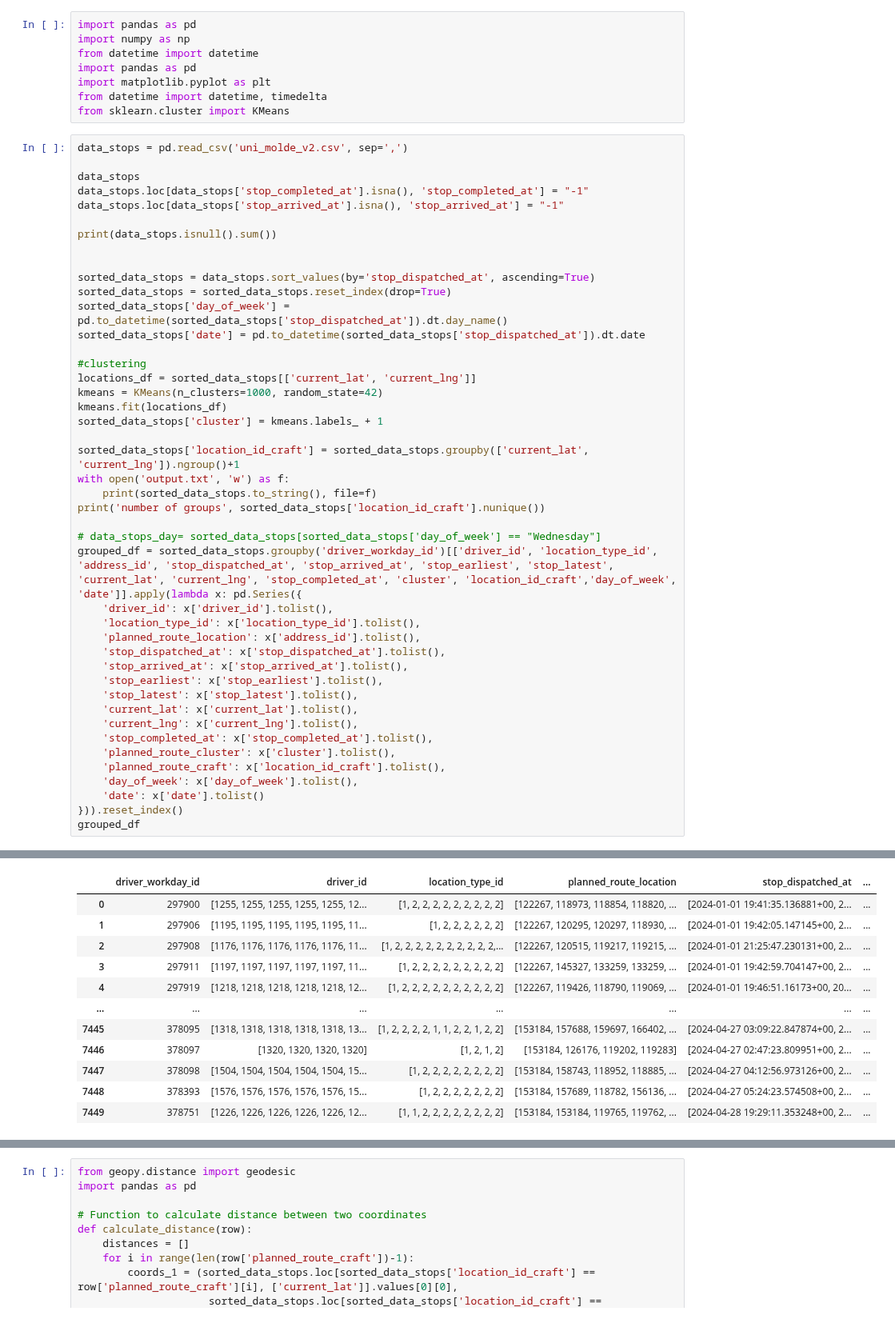
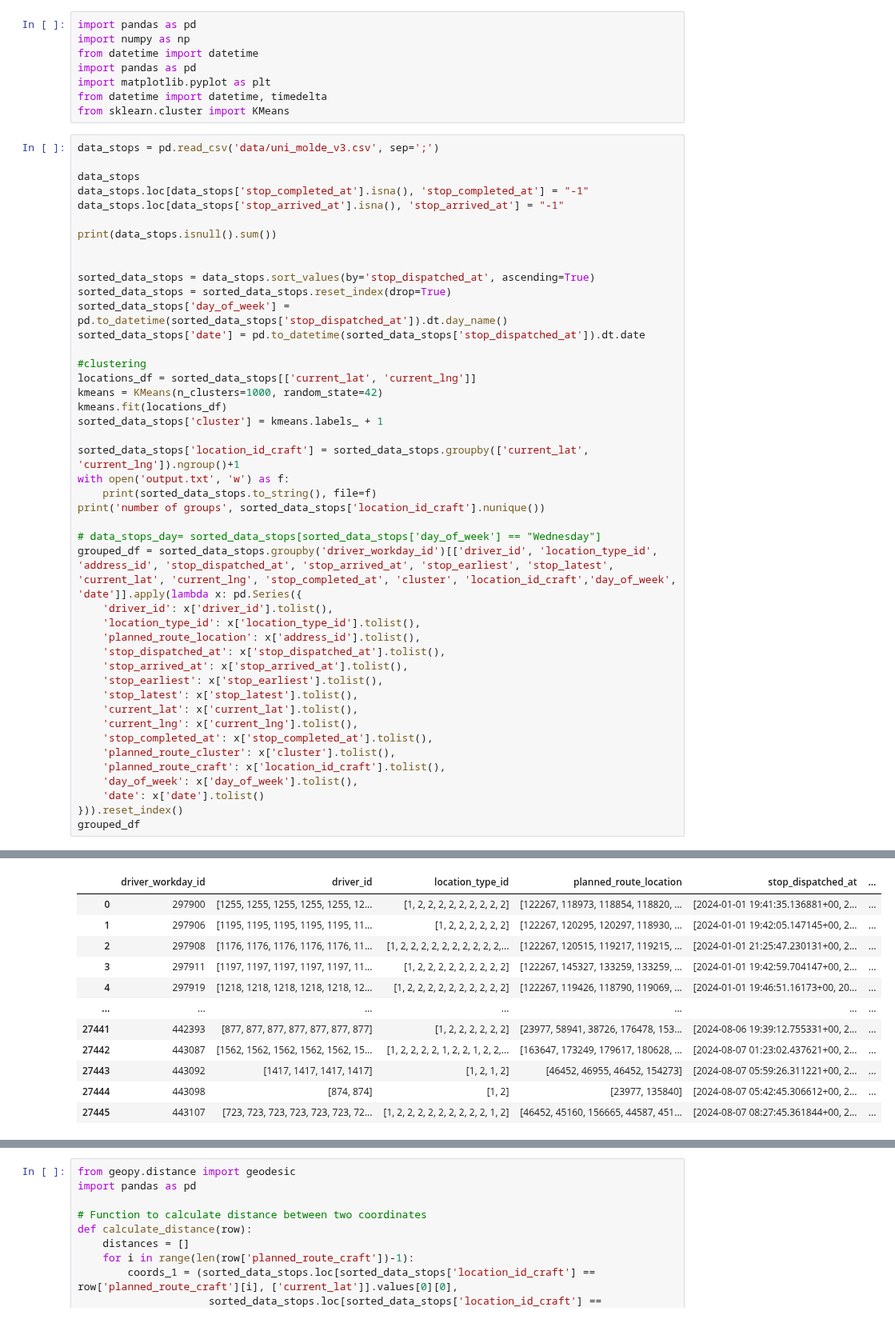
Before and after one commit to anna1904/RouteClassification, a Jupyter notebook: classification_3.ipynb, the cells around one changed output, grey strips where cells are left out. Shown at 80% size. Saved outputs shown, nothing was run; the diff lists cells and outputs as text.

```diff
--- a/classification_3.ipynb
+++ b/classification_3.ipynb
@@ -9,7 +9,7 @@ import matplotlib.pyplot as plt
 from datetime import datetime, timedelta
 from sklearn.cluster import KMeans
 # %%
-data_stops = pd.read_csv('uni_molde_v2.csv', sep=',')
+data_stops = pd.read_csv('data/uni_molde_v3.csv', sep=';')
 
 data_stops
 data_stops.loc[data_stops['stop_completed_at'].isna(), 'stop_completed_at'] = "-1"
@@ -73,12 +75,12 @@ number of groups 3110
 |  | driver_workday_id | driver_id | location_type_id | planned_route_location | stop_dispatched_at | ... |
 | 0 | 297900 | [1255, 1255, 1255, 1255, 1255, 12... | [1, 2, 2, 2, 2, 2, 2, 2, 2, 2] | [122267, 118973, 118854, 118820, ... | [2024-01-01 19:41:35.136881+00, 2... | ... |
 | 1 | 297906 | [1195, 1195, 1195, 1195, 1195, 11... | [1, 2, 2, 2, 2, 2, 2] | [122267, 120295, 120297, 118930, ... | [2024-01-01 19:42:05.147145+00, 2... | ... |
 | 2 | 297908 | [1176, 1176, 1176, 1176, 1176, 11... | [1, 2, 2, 2, 2, 2, 2, 2, 2, 2, 2,... | [122267, 120515, 119217, 119215, ... | [2024-01-01 21:25:47.230131+00, 2... | ... |
 | 3 | 297911 | [1197, 1197, 1197, 1197, 1197, 11... | [1, 2, 2, 2, 2, 2, 2, 2, 2, 2] | [122267, 145327, 133259, 133259, ... | [2024-01-01 19:42:59.704147+00, 2... | ... |
 | 4 | 297919 | [1218, 1218, 1218, 1218, 1218, 12... | [1, 2, 2, 2, 2, 2, 2, 2, 2, 2, 2] | [122267, 119426, 118790, 119069, ... | [2024-01-01 19:46:51.16173+00, 20... | ... |
 | ... | ... | ... | ... | ... | ... | ... |
-| 7445 | 378095 | [1318, 1318, 1318, 1318, 1318, 13... | [1, 2, 2, 2, 2, 1, 1, 2, 2, 1, 2, 2] | [153184, 157688, 159697, 166402, ... | [2024-04-27 03:09:22.847874+00, 2... | ... |
-| 7446 | 378097 | [1320, 1320, 1320, 1320] | [1, 2, 1, 2] | [153184, 126176, 119202, 119283] | [2024-04-27 02:47:23.809951+00, 2... | ... |
-| 7447 | 378098 | [1504, 1504, 1504, 1504, 1504, 15... | [1, 2, 2, 2, 2, 2, 2, 2, 2] | [153184, 158743, 118952, 118885, ... | [2024-04-27 04:12:56.973126+00, 2... | ... |
-| 7448 | 378393 | [1576, 1576, 1576, 1576, 1576, 15... | [1, 2, 2, 2, 2, 2, 2, 2] | [153184, 157689, 118782, 156136, ... | [2024-04-27 05:24:23.574508+00, 2... | ... |
-| 7449 | 378751 | [1226, 1226, 1226, 1226, 1226, 12... | [1, 1, 2, 2, 2, 2, 2, 2, 2, 2] | [153184, 153184, 119765, 119762, ... | [2024-04-28 19:29:11.353248+00, 2... | ... |
+| 27441 | 442393 | [877, 877, 877, 877, 877, 877, 877] | [1, 2, 2, 2, 2, 2, 2] | [23977, 58941, 38726, 176478, 153... | [2024-08-06 19:39:12.755331+00, 2... | ... |
+| 27442 | 443087 | [1562, 1562, 1562, 1562, 1562, 15... | [1, 2, 2, 2, 2, 1, 2, 2, 1, 2, 2,... | [163647, 173249, 179617, 180628, ... | [2024-08-07 01:23:02.437621+00, 2... | ... |
+| 27443 | 443092 | [1417, 1417, 1417, 1417] | [1, 2, 1, 2] | [46452, 46955, 46452, 154273] | [2024-08-07 05:59:26.311221+00, 2... | ... |
+| 27444 | 443098 | [874, 874] | [1, 2] | [23977, 135840] | [2024-08-07 05:42:45.306612+00, 2... | ... |
+| 27445 | 443107 | [723, 723, 723, 723, 723, 723, 72... | [1, 2, 2, 2, 2, 2, 2, 2, 2, 2, 1, 2] | [46452, 45160, 156665, 44587, 451... | [2024-08-07 08:27:45.361844+00, 2... | ... |
```
Also changed, not shown: parts of 23 cells of this notebook, 2 other files.
